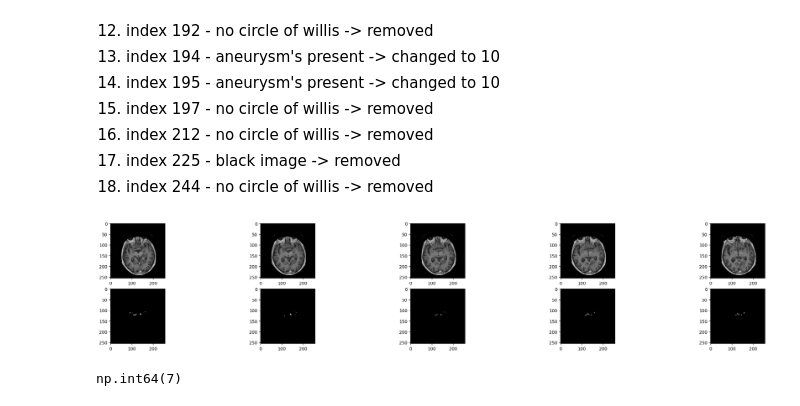
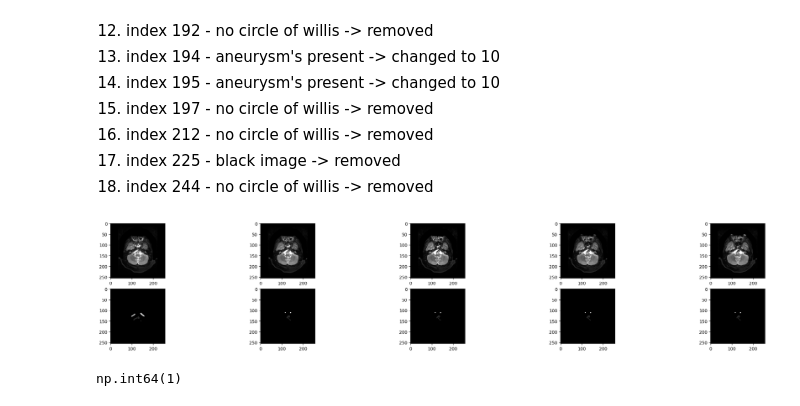
Before and after one commit to dszyjka/intracranial-aneurysm-ai, a Jupyter notebook: aneurysm_data_preprocessing.ipynb, the cells around one changed output. Cells and saved outputs as stored; diff of their text form; code cells hidden in the pictures.

```diff
--- a/aneurysm_data_preprocessing.ipynb
+++ b/aneurysm_data_preprocessing.ipynb
@@ -520,11 +518,11 @@ CHANGED OR REMOVED DATA INDICES IN MR IMAGES:
 17. index 225 - black image -> removed
 18. index 244 - no circle of willis -> removed
 # %%
-draw_img(mr_x[245])
-mr_y[245]
+draw_img(mr_x[24])
+mr_y[24]
 # %% [output]
-[figure, old version]
+[figure, new version]
-np.int64(7)
+np.int64(1)
 # %%
 mr_y[[26, 27, 29, 30, 39]] = 1
 mr_y[[194, 195]] = 10
```
Also changed, not shown: parts of 5 cells of this notebook, 1 other file.
